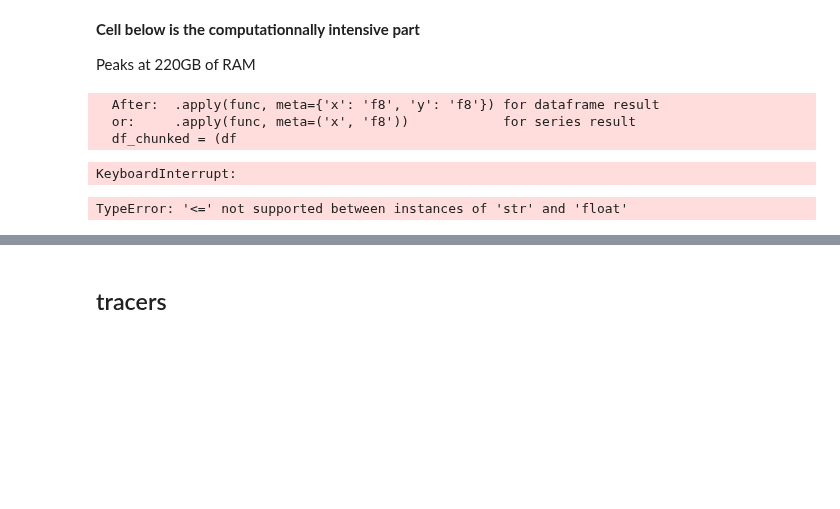
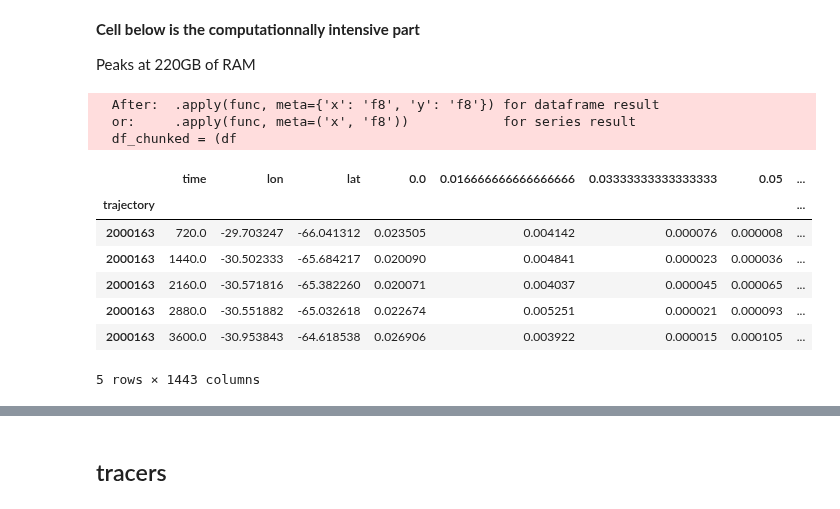
Before and after one commit to apatlpo/mit_equinox, a Jupyter notebook: parcels/spectra.ipynb, the cells around one changed output, grey strips where cells are left out. Drawn from its saved outputs; the diff is of its cells as text; code cells hidden in the pictures; blank space fills up the shorter version.

```diff
--- a/parcels/spectra.ipynb
+++ b/parcels/spectra.ipynb
@@ -56,22 +57,23 @@ p = pa.parcels_output(root_dir+run_name,
                      )
 df = p['trajectory_mean']
 # %%
-# add time in seconds
+# add time in hours
 df = df.rename(columns={'time': 'date'})
-
-df = df.persist()
-# 5GB on disk, 25GB in memory - old
-# ?GB on disk, ?GB in memory
 
 # filter out bad data (there are some with negative trajectory and NaN)
 df = df.dropna()
 
-time_unit = pd.Timedelta('1D')
+time_unit = pd.Timedelta('1H')
 t_start = df.date.min().compute()
+t_end = df.date.max().compute()
 df['time'] = (df['date'] - t_start)/time_unit # safer to work with time in seconds
 
 # Should check time sampling more thoroughly at some points
 # we know there are many duplicates,
 # some may have similar dates/trajectory but different data
 
+df = df.persist()
+
+# 58GB on disk, 75GB in memory
+
 df.head()
@@ -113,10 +136,10 @@ def process_uv(lon, lat, u, v, N, dt, **kwargs):
         **kwargs:
             passed to mit_equinox.drifters.get_spectrum
     '''
-    if u is None:
+    if lon is None:
         uv = None
     else:
-        uv = (u + 1j*v)
+        uv = u + 1j*v
     return dr.get_spectrum(uv, N, dt=dt, **kwargs)
 
 def process_lonlat(lon, lat, N, dt, **kwargs):
@@ -143,7 +166,7 @@ def process_lonlat(lon, lat, N, dt, **kwargs):
         v = dr.haversine(lon, lat, lon, lat1)*1e3 *np.sign(lat1-lat) /dt/86400
         u = pd.Series(u, index=lon.index).fillna(method='ffill')
         v = pd.Series(v, index=lon.index).fillna(method='ffill')
-        uv = (u + 1j*v)
+        uv = u + 1j*v
     return dr.get_spectrum(uv, N, dt=dt, **kwargs)
 
 def process_real(v, N, dt, **kwargs):
@@ -172,58 +195,72 @@ def process_real(v, N, dt, **kwargs):
 
 Peaks at 220GB of RAM
 # %%
-mean = 0 # 0=raw time series, 1=raw-mean, 2=mean
+mean = 2 # 0=raw time series, 1=raw-mean, 2=mean
+
 T = '60D' # days
 dt = '1H' # sampling
+
 N = int(pd.Timedelta(T)/pd.Timedelta(dt)) # output size
-
 T = pd.Timedelta(T)/time_unit # must be in the same units than time
 
-if mean==1:
-    df["zonal_velocity"] = df["zonal_velocity"] - df["zonal_velocity_mean"]
-    df["meridional_velocity"] = df["meridional_velocity"] - df["zonal_velocity_mean"]
+columns = ['lon', 'lat']
+if mean==0:
+    columns = columns + ['zonal_velocity', 'meridional_velocity']
+elif mean==1:
+    df["zonal_velocity_prime"] = df["zonal_velocity"] - df["mean_zonal_velocity"]
+    df["meridional_velocity_prime"] = df["meridional_velocity"] - df["mean_meridional_velocity"]
+    columns = columns + ['zonal_velocity_prime', 'meridional_velocity_prime']
 elif mean==2:
-    df["zonal_velocity"] = df["zonal_velocity_mean"]
-    df["meridional_velocity"] = df["zonal_velocity_mean"]
+    columns = columns + ['mean_zonal_velocity', 'mean_meridional_velocity']
 
 df_chunked = (df
-              .groupby(df.index)
+              .groupby("trajectory")
               .apply(dr.time_window_processing,
                      process_uv,
-                     ['lon', 'lat', 'zonal_velocity', 'meridional_velocity'],
+                     columns,
                      T,
                      N,
                      id_label='trajectory',
                      dt=dt,
                     )
               .persist()
              )
 
 # lon/lat processing
 #df_chunked = (df
 #              .groupby(df.index)
 #              .apply(dr.time_window_processing,
 #                     process_lonlat,
 #                     ['lon', 'lat'],
 #                     T,
 #                     N,
 #                     id_label='trajectory',
 #                     dt=dt,
 #                    )
 #              .persist()
 #             )
 
 #note: grouping on index has not allways been working,
 # may need to reset_index and group on column
+
+# the dataframe partitions has a multi-index: id and window central time (unknow name for now)
+# we first transform the index corresponding to time into a regular column.
+df_chunked = (
+              df_chunked.map_partitions(
+                  lambda df: df.reset_index(level=[1]).rename(columns={'level_1': 'time'})
+                                       )
+              )
+df_chunked = df_chunked.drop(columns='id')
+df_chunked.head()
 # %% [output]
   After:  .apply(func, meta={'x': 'f8', 'y': 'f8'}) for dataframe result
   or:     .apply(func, meta=('x', 'f8'))            for series result
   df_chunked = (df
+|  | time | lon | lat | 0.0 | 0.016666666666666666 | 0.03333333333333333 | 0.05 | ... |
+| trajectory |  |  |  |  |  |  |  | ... |
+| 2000163 | 720.0 | -29.703247 | -66.041312 | 0.023505 | 0.004142 | 0.000076 | 0.000008 | ... |
+| 2000163 | 1440.0 | -30.502333 | -65.684217 | 0.020090 | 0.004841 | 0.000023 | 0.000036 | ... |
+| 2000163 | 2160.0 | -30.571816 | -65.382260 | 0.020071 | 0.004037 | 0.000045 | 0.000065 | ... |
+| 2000163 | 2880.0 | -30.551882 | -65.032618 | 0.022674 | 0.005251 | 0.000021 | 0.000093 | ... |
+| 2000163 | 3600.0 | -30.953843 | -64.618538 | 0.026906 | 0.003922 | 0.000015 | 0.000105 | ... |
+5 rows × 1443 columns
-# %%
-df_chunked.head()
-# %% [output]
-KeyboardInterrupt:
-# %%
-df_chunked[.mean().compute()
-# %% [output]
-TypeError: '<=' not supported between instances of 'str' and 'float'
```
Also changed, not shown: parts of 16 cells of this notebook, 6 other files.
